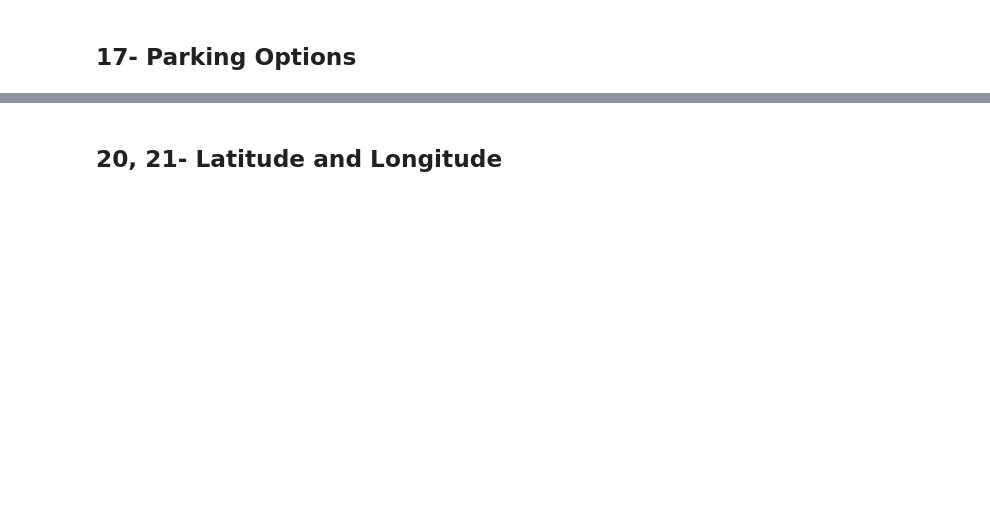
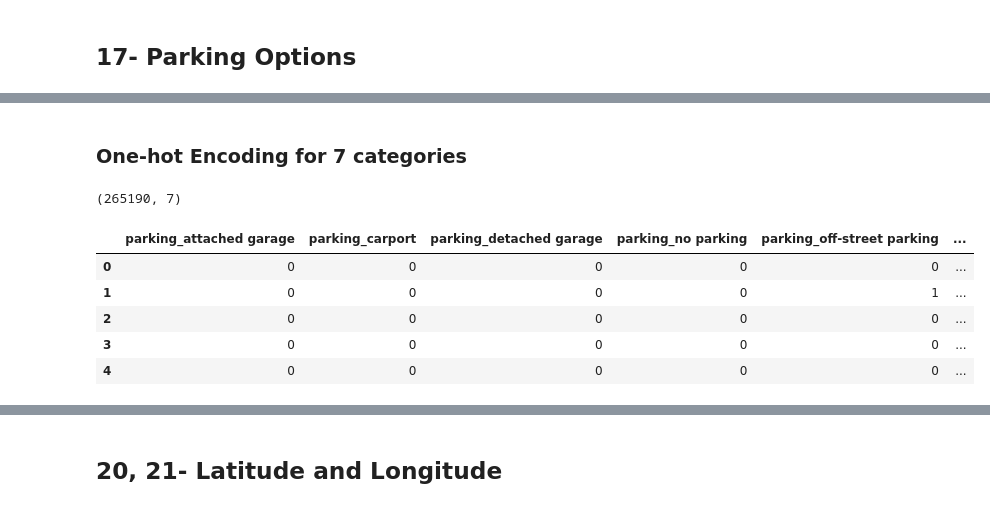
Before and after one commit to blurred-machine/Real-Estate-Rental-Pricing-Prediction-End-to-End-ML-Project, a Jupyter notebook: housepriceprediction.ipynb, the cells around one changed output, grey strips where cells are left out. Saved outputs shown, nothing was run; the diff lists cells and outputs as text; code cells hidden in the pictures; blank space fills up the shorter version.

```diff
--- a/housepriceprediction.ipynb
+++ b/housepriceprediction.ipynb
@@ -217,5 +220,5 @@ Name: laundry_options, dtype: int64
 # %%
-laundry_df = pd.get_dummies(df.laundry_options, prefix="laundry")
+laundry_df = pd.get_dummies(df["laundry_options"], prefix="laundry")
 print(laundry_df.shape)
 laundry_df.head()
 # %% [output]
@@ -230,0 +232,5 @@ laundry_df.head()
+# %%
+# add data to table
+df = pd.concat([df, laundry_df], axis=1)
+df = df.drop(["laundry_options"], axis=1)
+df.head()
@@ -232,0 +299,14 @@ laundry_df.head()
+# %% [markdown]
+### One-hot Encoding for 7 categories
+# %%
+parking_df = pd.get_dummies(df["parking_options"], prefix="parking")
+print(parking_df.shape)
+parking_df.head()
+# %% [output]
+(265190, 7)
+|  | parking_attached garage | parking_carport | parking_detached garage | parking_no parking | parking_off-street parking | ... |
+| 0 | 0 | 0 | 0 | 0 | 0 | ... |
+| 1 | 0 | 0 | 0 | 0 | 1 | ... |
+| 2 | 0 | 0 | 0 | 0 | 0 | ... |
+| 3 | 0 | 0 | 0 | 0 | 0 | ... |
+| 4 | 0 | 0 | 0 | 0 | 0 | ... |
```
Also changed, not shown: parts of 26 cells of this notebook.
